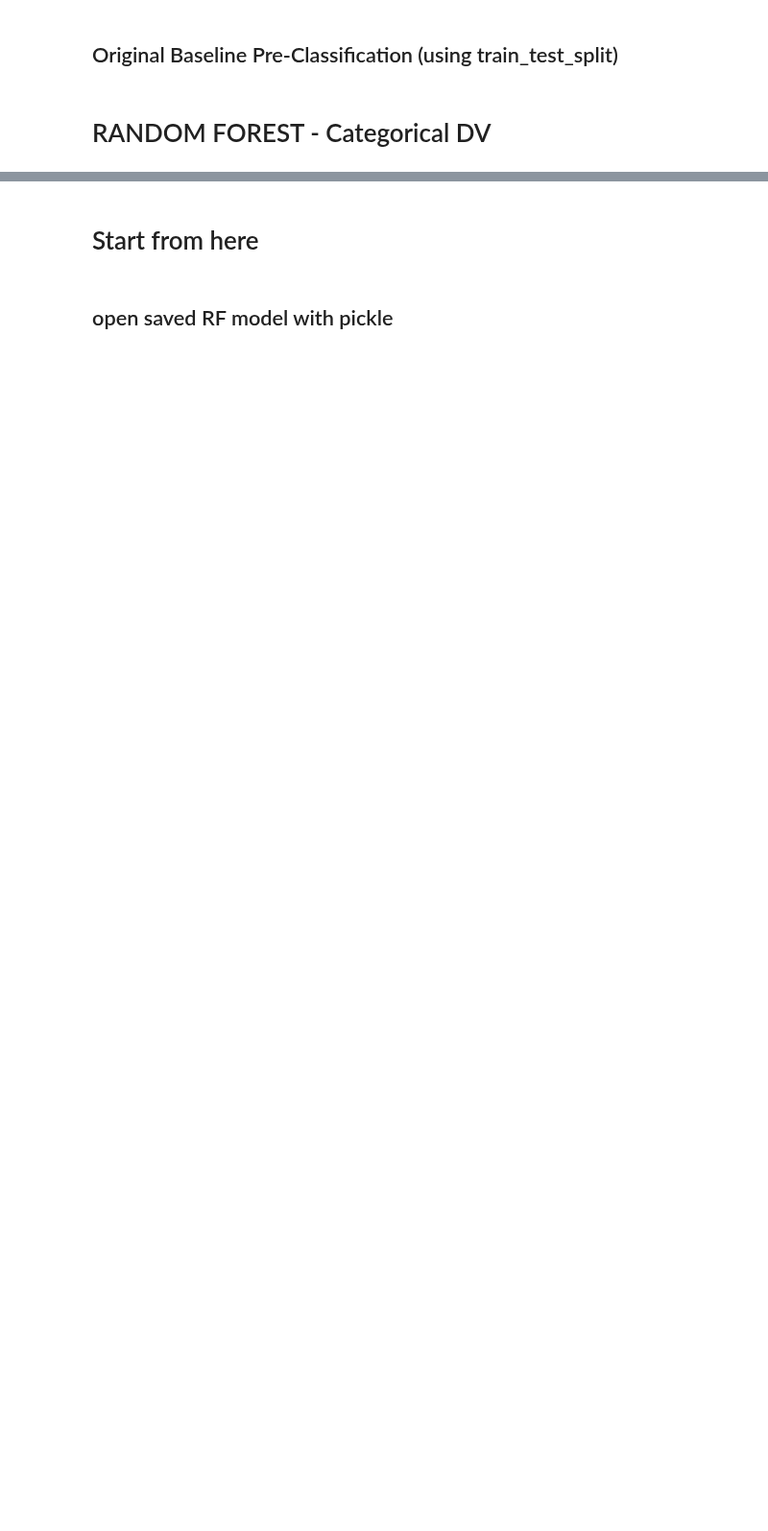
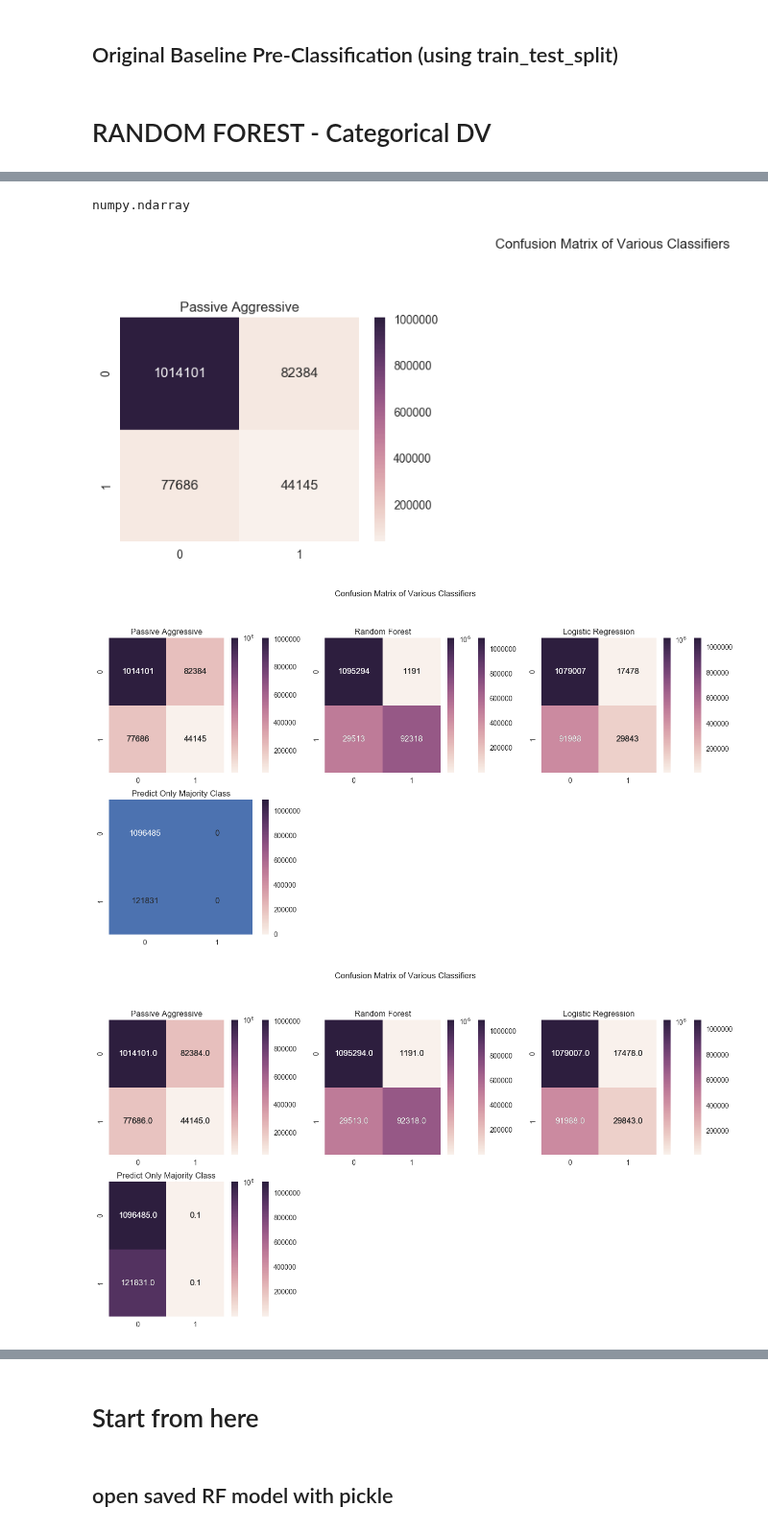
Before and after one commit to j-linx/Insight, a Jupyter notebook: LendingClub_Database_RFanalysis_Undersample.ipynb, the cells around one changed output, grey strips where cells are left out. Shown at 96% size. Drawn from its saved outputs; the diff is of its cells as text; code cells hidden in the pictures; blank space fills up the shorter version.

Commit message:
GBT and confusion matrices

```diff
--- a/LendingClub_Database_RFanalysis_Undersample.ipynb
+++ b/LendingClub_Database_RFanalysis_Undersample.ipynb
@@ -278,0 +390,49 @@ with open('RandomForest_LCdb_undersample.pkl', 'wb') as f:
+# %%
+# Confusion matrix for Random Forest
+pass_agg_conf_matrix = metrics.confusion_matrix(y, stratified_cv(X, y, linear_model.PassiveAggressiveClassifier))
+random_forest_conf_matrix = metrics.confusion_matrix(y, stratified_cv(X, y, ensemble.RandomForestClassifier))
+logistic_reg_conf_matrix = metrics.confusion_matrix(y, stratified_cv(X, y, linear_model.LogisticRegression))
+dumb_conf_matrix = metrics.confusion_matrix(y, [0 for ii in y.tolist()]); # ignore the warning as they are all 0
+
+conf_matrix = {
+                1: {
+                    'matrix': pass_agg_conf_matrix,
+                    'title': 'Passive Aggressive',
+                   },
+                2: {
+                    'matrix': random_forest_conf_matrix,
+                    'title': 'Random Forest',
+                   },
+                3: {
+                    'matrix': logistic_reg_conf_matrix,
+                    'title': 'Logistic Regression',
+                   },
+                4: {
+                    'matrix': dumb_conf_matrix,
+                    'title': 'Predict Only Majority Class',
+                   },
+}
+# %%
+type(matrix)
+# %% [output]
+numpy.ndarray
+# %%
+from matplotlib.colors import LogNorm
+
+fix, ax = plt.subplots(figsize=(16, 12))
+plt.suptitle('Confusion Matrix of Various Classifiers')
+for ii, values in conf_matrix.items():
+    matrix = values['matrix']
+    matrix = matrix.clip(min=0.1)
+    title = values['title']
+    plt.subplot(3, 3, ii) # starts from 1
+    plt.title(title);
+    sns.heatmap(matrix, annot=True,  fmt='');
+    sns.heatmap(matrix, annot=True, fmt='',
+            #cbar_kws={'ticks':[2,3]}, #Can't specify because seaborn does
+            norm=LogNorm(vmin=matrix.min(), vmax=matrix.max()))
+plt.show()
+# %% [output]
+[figure, added]
+[figure, added]
+[figure, added]
```
Also changed, not shown: parts of 57 cells of this notebook.
